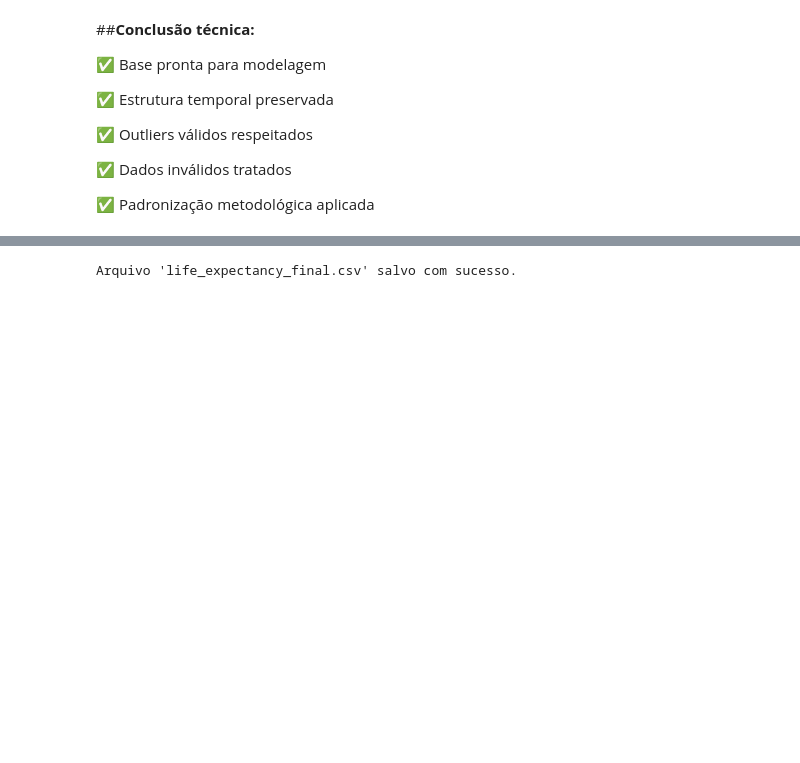
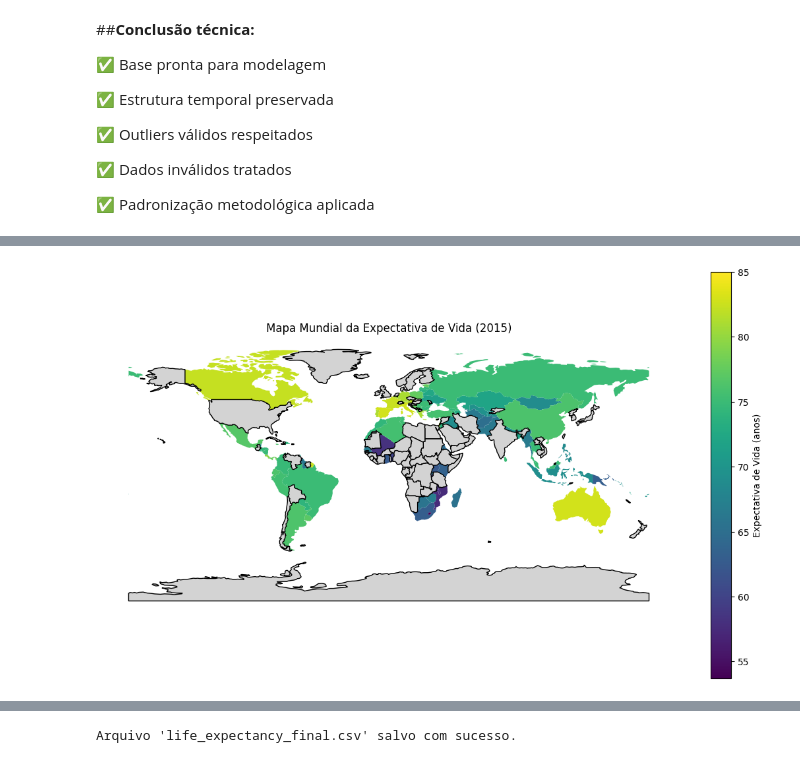
Before and after one commit to PauloVBernardo/life_expectancy_eda, a Jupyter notebook: notebooks/Expectativa_vida.ipynb, the cells around one changed output, grey strips where cells are left out. Saved outputs shown, nothing was run; the diff lists cells and outputs as text; code cells hidden in the pictures; blank space fills up the shorter version.

```diff
--- a/notebooks/Expectativa_vida.ipynb
+++ b/notebooks/Expectativa_vida.ipynb
@@ -1769,0 +1869,91 @@ dtype: int64
+# %%
+
+# Carregamento do shapefile-base
+mundo = gpd.read_file("C:/Portifolio/projeto_limpeza_de_dados/mapa/ne_110m_admin_0_countries.shp")
+
+# Função de normalização para os nomes dos países
+def normalize(name: str) -> str:
+    if pd.isna(name):
+        return name
+    s = name.lower().strip()
+    s = s.replace("&", "and")
+    s = s.replace("’", "")
+    s = s.replace("'", "")
+    s = re.sub(r"[^a-z0-9]", "", s)
+    return s
+
+
+mundo["name_key"] = mundo["NAME"].apply(normalize)
+
+# Normalização e identificação do último ano da série de dados
+ultimo_ano = df_imputed["year"].max()
+
+life_map = (
+    df_imputed[df_imputed["year"] == ultimo_ano]
+    .groupby("country", observed=True)["life_expectancy"]
+    .mean()
+    .reset_index()
+)
+
+# Conversão para string para evitar FutureWarning
+life_map["country"] = life_map["country"].astype(str)
+
+life_map["country_key_raw"] = life_map["country"].apply(normalize)
+
+# Dicionário de equivalências (no formato normalizado)
+equivalencias = {
+    "russianfederation": "russia",
+    "dominicanrepublic": "dominicanrep",
+    "solomonislands": "solomonis",
+    "swaziland": "eswatini",
+    "bosniaandherzegovina": "bosniaandherz",
+}
+
+# Garantir que a coluna usada no replace seja string
+life_map["country_key_raw"] = life_map["country_key_raw"].astype(str)
+life_map["country_key"] = life_map["country_key_raw"].replace(equivalencias)
+
+# Merge por chaves normalizadas
+mapa_mundi = mundo.merge(
+    life_map,
+    how="left",
+    left_on="name_key",
+    right_on="country_key"
+)
+
+# Plot com países sem dados visíveis
+fig, ax = plt.subplots(1, 1, figsize=(14, 8))
+mapa_mundi.plot(
+    column="life_expectancy",
+    cmap="viridis",
+    legend=True,
+    ax=ax,
+    legend_kwds={"label": "Expectativa de Vida (anos)"},
+    missing_kwds={"color": "lightgrey", "edgecolor": "black"}
+)
+plt.title(f"Mapa Mundial da Expectativa de Vida ({ultimo_ano})")
+plt.axis("off")
+plt.show()
+
+# Validação
+paises_dataset_keys = set(life_map["country_key"])
+paises_shape_keys = set(mundo["name_key"])
+
+faltando_no_mapa_keys = paises_dataset_keys - set(
+    mapa_mundi.loc[mapa_mundi["life_expectancy"].notna(), "name_key"]
+)
+
+inv_dataset = dict(zip(life_map["country_key"], life_map["country"]))
+inv_shape   = dict(zip(mundo["name_key"], mundo["NAME"]))
+
+faltando_legivel = sorted(inv_dataset[k] for k in faltando_no_mapa_keys if k in inv_dataset)
+
+print("Total de países no dataset:", len(paises_dataset_keys))
+print("Total de países com dados no mapa:", mapa_mundi["life_expectancy"].notna().sum())
+print("Países do dataset que não apareceram no mapa (legível):", faltando_legivel)
+
+ausentes_no_shape_keys = paises_dataset_keys - paises_shape_keys
+ausentes_no_shape_legivel = sorted(inv_dataset[k] for k in ausentes_no_shape_keys if k in inv_dataset)
+print("Países do dataset que não existem no shapefile:", ausentes_no_shape_legivel)
+# %% [output]
+[figure, added]
```
Also changed, not shown: parts of 53 cells of this notebook, 4 other files.
